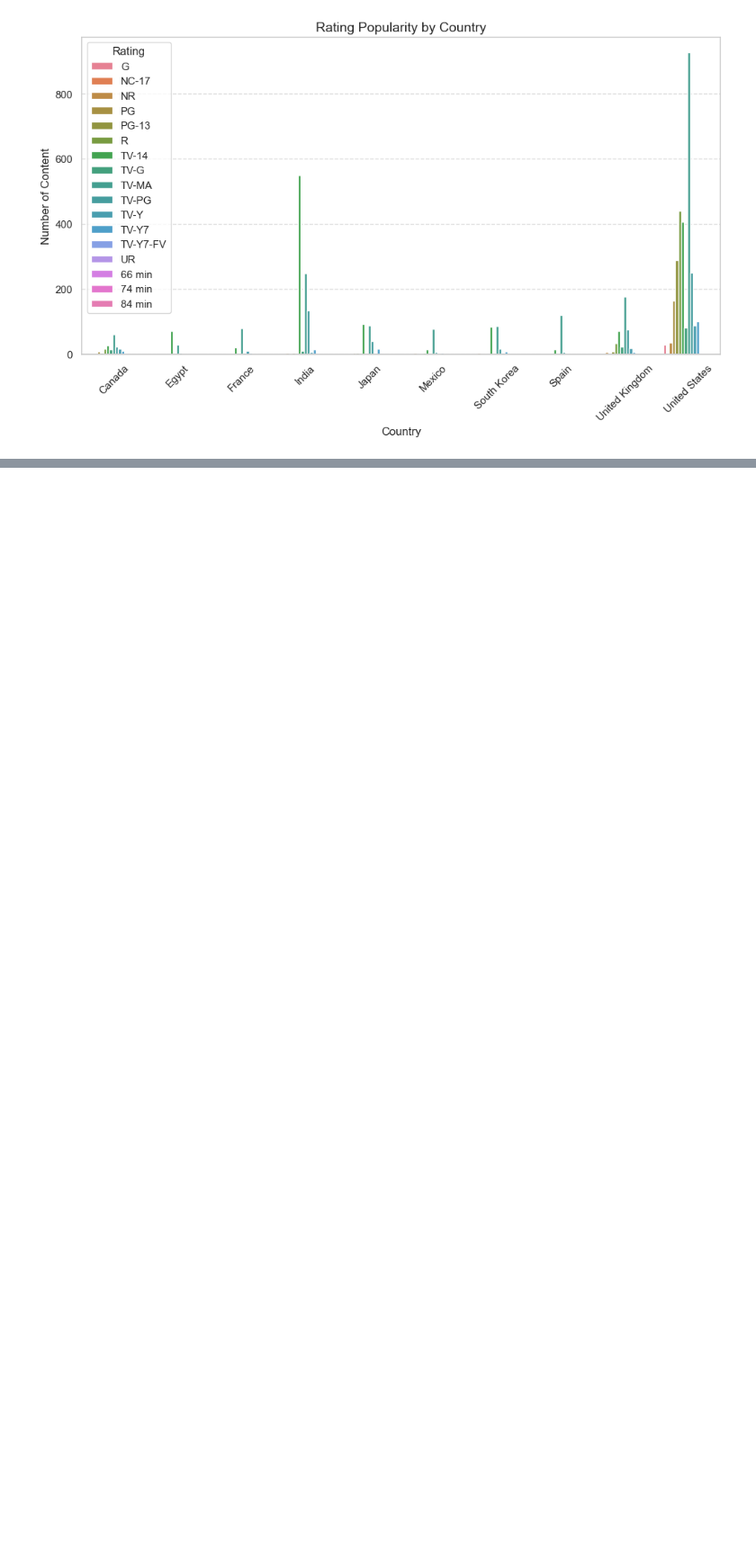
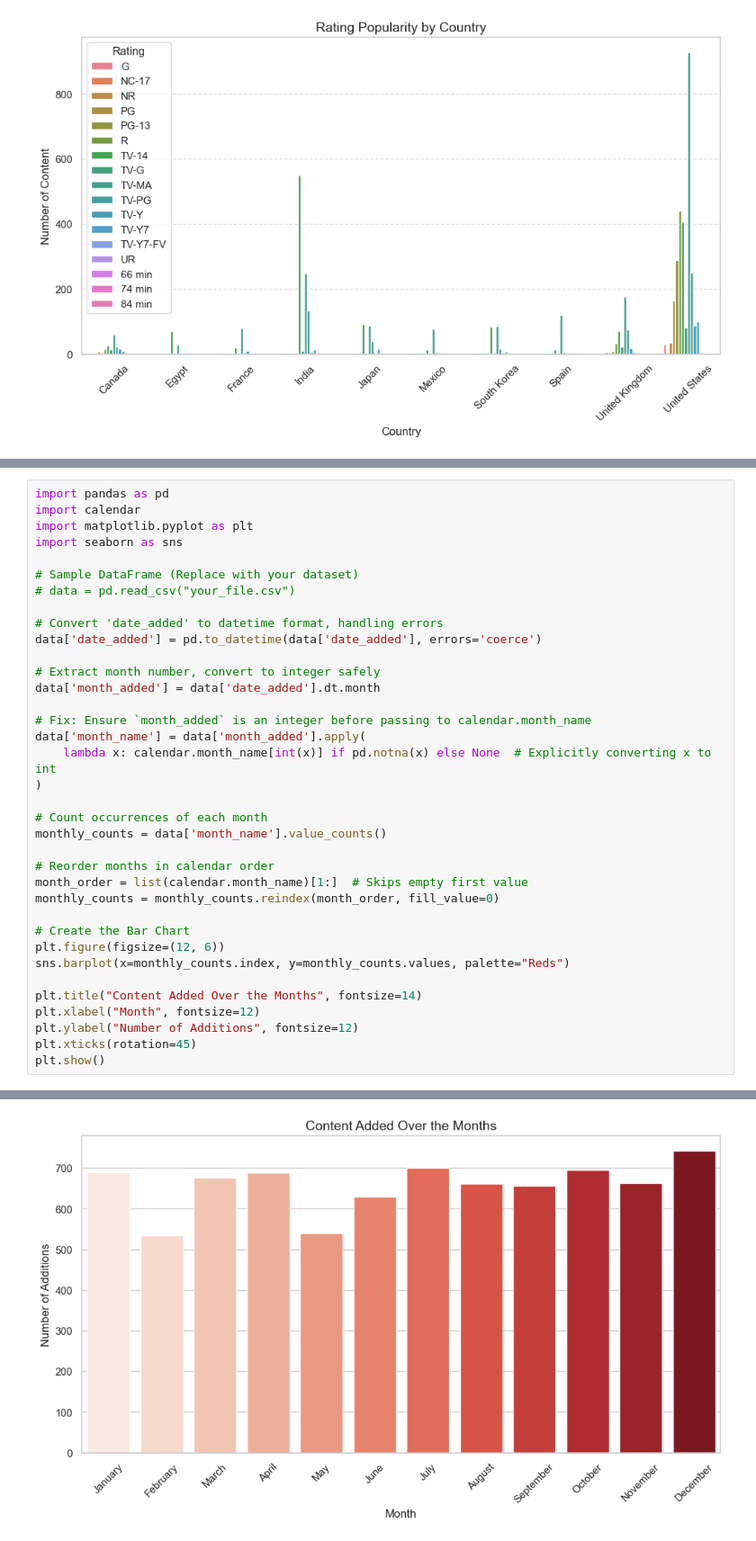
Before and after one commit to TabashuMekkunnilThulasi/Python_Practice, a Jupyter notebook: EDA_Sample.ipynb, the cells around one changed output, grey strips where cells are left out. Shown at 90% size. Saved outputs shown, nothing was run; the diff lists cells and outputs as text; blank space fills up the shorter version.

```diff
--- a/EDA_Sample.ipynb
+++ b/EDA_Sample.ipynb
@@ -374,0 +429,37 @@ plt.show()
+# %%
+import pandas as pd
+import calendar
+import matplotlib.pyplot as plt
+import seaborn as sns
+
+# Sample DataFrame (Replace with your dataset)
+# data = pd.read_csv("your_file.csv")
+
+# Convert 'date_added' to datetime format, handling errors
+data['date_added'] = pd.to_datetime(data['date_added'], errors='coerce')
+
+# Extract month number, convert to integer safely
+data['month_added'] = data['date_added'].dt.month
+
+# Fix: Ensure `month_added` is an integer before passing to calendar.month_name
+data['month_name'] = data['month_added'].apply(
+    lambda x: calendar.month_name[int(x)] if pd.notna(x) else None  # Explicitly converting x to int
+)
+
+# Count occurrences of each month
+monthly_counts = data['month_name'].value_counts()
+
+# Reorder months in calendar order
+month_order = list(calendar.month_name)[1:]  # Skips empty first value
+monthly_counts = monthly_counts.reindex(month_order, fill_value=0)
+
+# Create the Bar Chart
+plt.figure(figsize=(12, 6))
+sns.barplot(x=monthly_counts.index, y=monthly_counts.values, palette="Reds")
+
+plt.title("Content Added Over the Months", fontsize=14)
+plt.xlabel("Month", fontsize=12)
+plt.ylabel("Number of Additions", fontsize=12)
+plt.xticks(rotation=45)
+plt.show()
+# %% [output]
@@ -374,0 +469 @@ plt.show()
+[figure, added]
```
Also changed, not shown: parts of 13 cells of this notebook.
